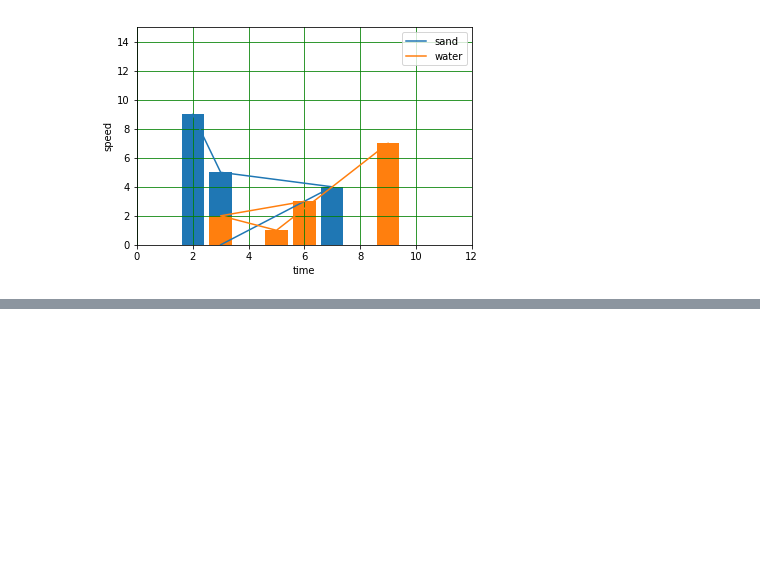
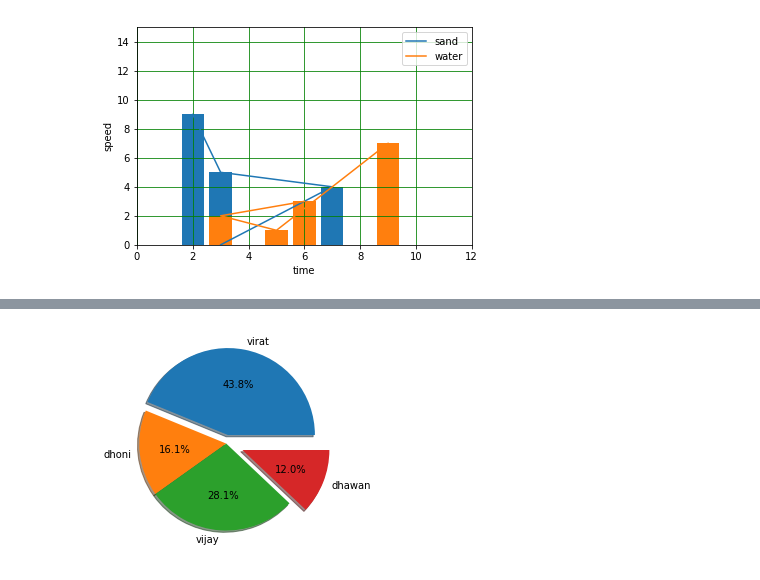
Before and after one commit to ayushikhandelwal99/ML, a Jupyter notebook: matplotlib.ipynb, the cells around one changed output, grey strips where cells are left out. Drawn from its saved outputs; the diff is of its cells as text; code cells hidden in the pictures; blank space fills up the shorter version.

```diff
--- a/matplotlib.ipynb
+++ b/matplotlib.ipynb
@@ -118,0 +154,6 @@ plt.scatter(a, b)  #it creates a scattered point graph..value of a and b must be
+# %%
+plt.pie(runs,labels=player,explode=exp,shadow=True,autopct='%1.1f%%')
+plt.grid(color='green')
+plt.show()
+# %% [output]
+[figure, added]
```
Also changed, not shown: parts of 8 cells of this notebook.
